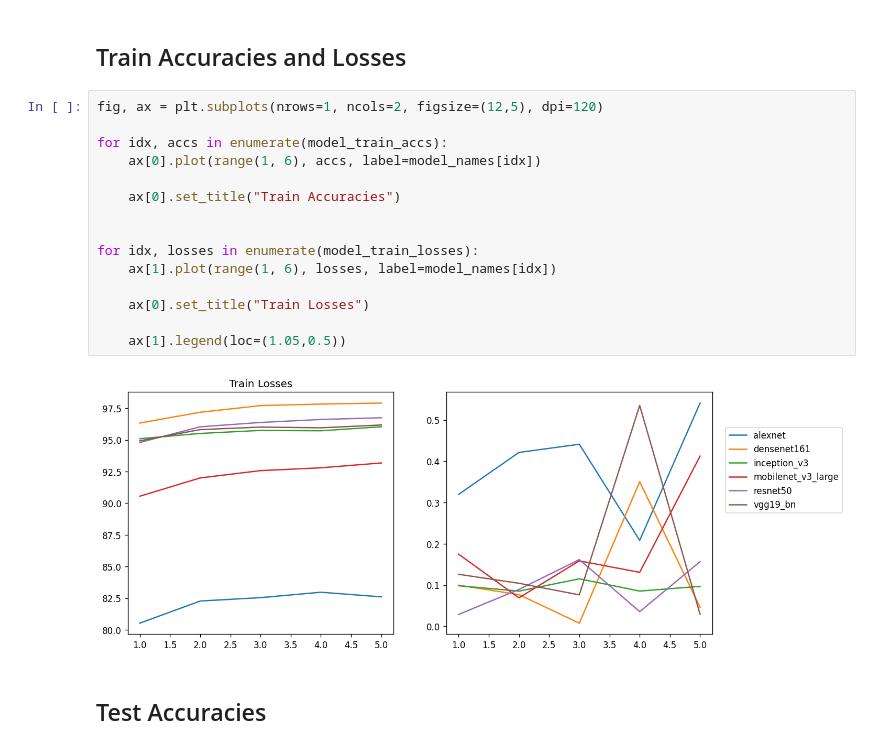
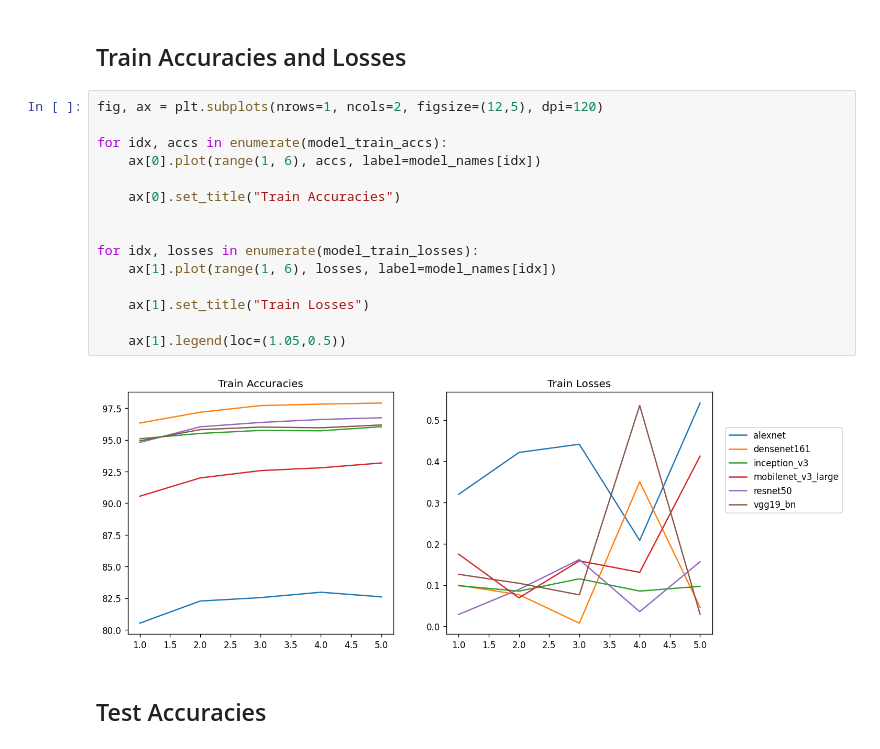
Before and after one commit to oguzaliarslan/pet_classification, a Jupyter notebook: catvsdog-modeling.ipynb, the cells around one changed output. Drawn from its saved outputs; the diff is of its cells as text.

```diff
--- a/catvsdog-modeling.ipynb
+++ b/catvsdog-modeling.ipynb
@@ -536,20 +536,20 @@ for f in file_names:
 # %%
 fig, ax = plt.subplots(nrows=1, ncols=2, figsize=(12,5), dpi=120)
 
 for idx, accs in enumerate(model_train_accs):
     ax[0].plot(range(1, 6), accs, label=model_names[idx])
 
     ax[0].set_title("Train Accuracies")
 
 
 for idx, losses in enumerate(model_train_losses):
     ax[1].plot(range(1, 6), losses, label=model_names[idx])
 
-    ax[0].set_title("Train Losses")
+    ax[1].set_title("Train Losses")
 
     ax[1].legend(loc=(1.05,0.5))
 # %% [output]
-[figure, old version]
+[figure, new version]
 # %% [markdown]
 ## Test Accuracies
 # %%
```
Also changed, not shown: parts of 2 cells of this notebook, 3 other files.
